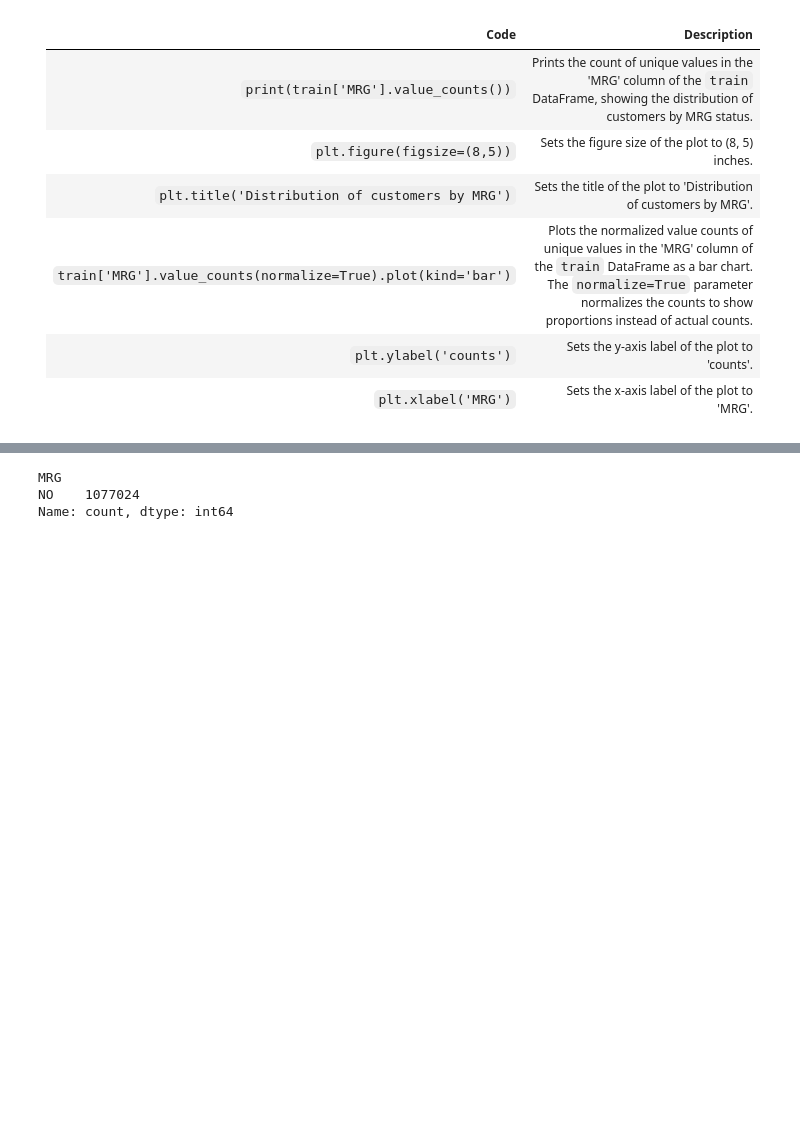
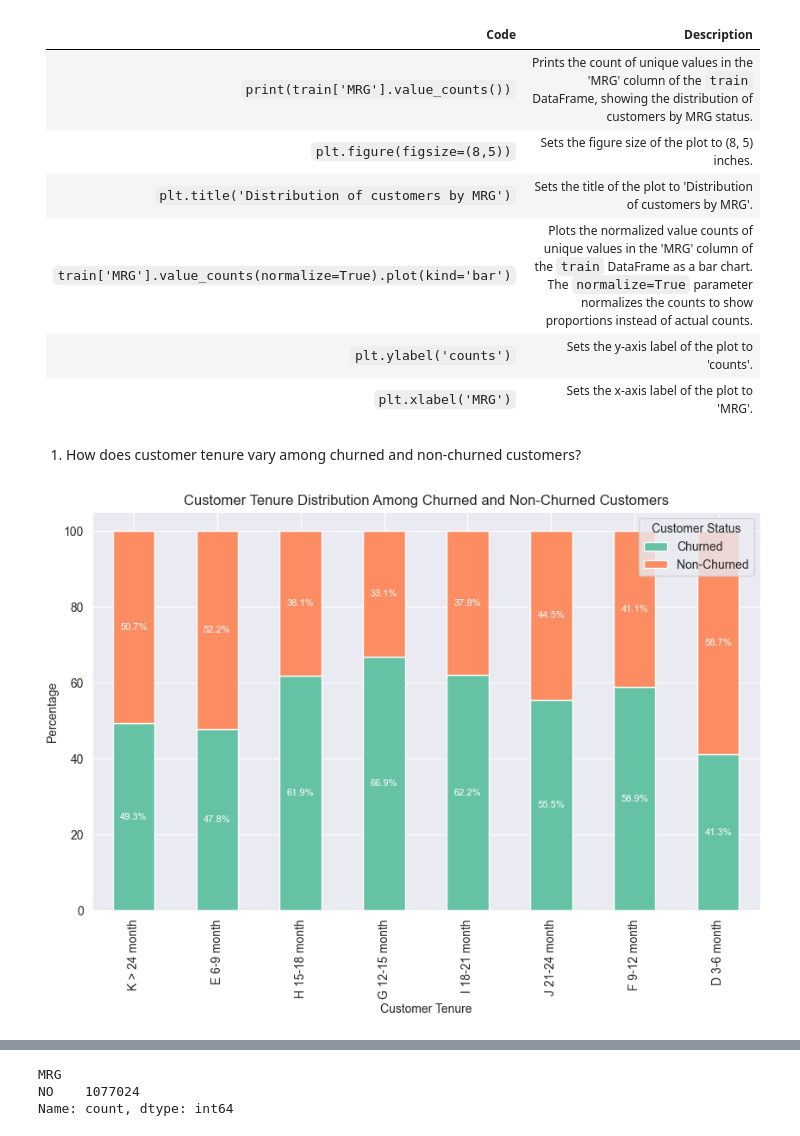
Before and after one commit to BrianBassey37/Azubi_Capstone, a Jupyter notebook: StarterNotebook.ipynb, the cells around one changed output, grey strips where cells are left out. Drawn from its saved outputs; the diff is of its cells as text; code cells hidden in the pictures; blank space fills up the shorter version.

```diff
--- a/StarterNotebook.ipynb
+++ b/StarterNotebook.ipynb
@@ -324,3 +342,46 @@ Text(0.5, 0, 'TENURE')
 | `train['MRG'].value_counts(normalize=True).plot(kind='bar')` | Plots the normalized value counts of unique values in the 'MRG' column of the `train` DataFrame as a bar chart. The `normalize=True` parameter normalizes the counts to show proportions instead of actual counts. |
 | `plt.ylabel('counts')`                                  | Sets the y-axis label of the plot to 'counts'.                                                                                                                                                                                 |
 | `plt.xlabel('MRG')`                                    | Sets the x-axis label of the plot to 'MRG'.                                                                                                                                                                                    |
+# %% [markdown]
+1. How does customer tenure vary among churned and non-churned customers?
+# %%
+# Filter churned and non-churned customers
+churned_customers = train[train['CHURN'] == 1]
+non_churned_customers = train[train['CHURN'] == 0]
+
+# Calculate the count of each tenure category separately for churned and non-churned customers
+churned_tenure_counts = churned_customers['TENURE'].value_counts(normalize=True) * 100
+non_churned_tenure_counts = non_churned_customers['TENURE'].value_counts(normalize=True) * 100
+
+# Combine the counts into a DataFrame
+tenure_counts = pd.DataFrame({'Churned': churned_tenure_counts, 'Non-Churned': non_churned_tenure_counts})
+
+# Reindex to include all possible tenure categories
+all_tenure_categories = train['TENURE'].unique()
+tenure_counts = tenure_counts.reindex(all_tenure_categories, fill_value=0)
+
+# Normalize the counts to represent 100%
+tenure_counts['Total'] = tenure_counts['Churned'] + tenure_counts['Non-Churned']
+tenure_counts['Churned'] = (tenure_counts['Churned'] / tenure_counts['Total']) * 100
+tenure_counts['Non-Churned'] = (tenure_counts['Non-Churned'] / tenure_counts['Total']) * 100
+
+# Calculate cumulative percentages
+tenure_counts['Churned Cumulative'] = tenure_counts['Churned'].cumsum()
+tenure_counts['Non-Churned Cumulative'] = tenure_counts['Non-Churned'].cumsum()
+
+ # Plot a 100% stacked bar chart
+ax = tenure_counts[['Churned', 'Non-Churned']].plot(kind='bar', stacked=True, figsize=(10, 6))
+plt.xlabel('Customer Tenure')
+plt.ylabel('Percentage')
+plt.title('Customer Tenure Distribution Among Churned and Non-Churned Customers')
+plt.legend(title='Customer Status')
+
+# Annotate bars with percentage figures
+for p in ax.patches:
+    left, bottom, width, height = p.get_bbox().bounds
+    if width > 0:
+        ax.annotate(f'{height:.1f}%', (left + width / 2, bottom + height / 2), ha='center', va='center', fontsize=8, color='white')
+
+plt.show()
+# %% [output]
+[figure, added]
```
Also changed, not shown: parts of 8 cells of this notebook.
